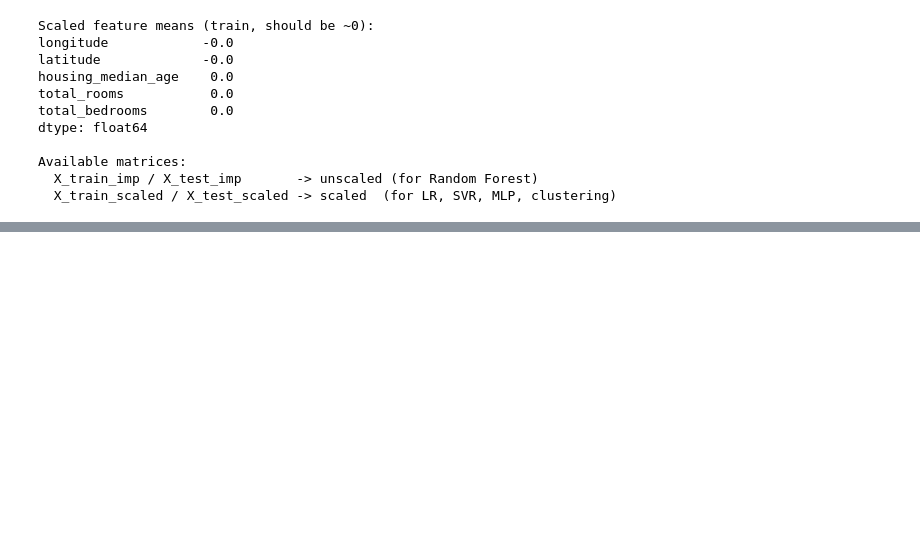
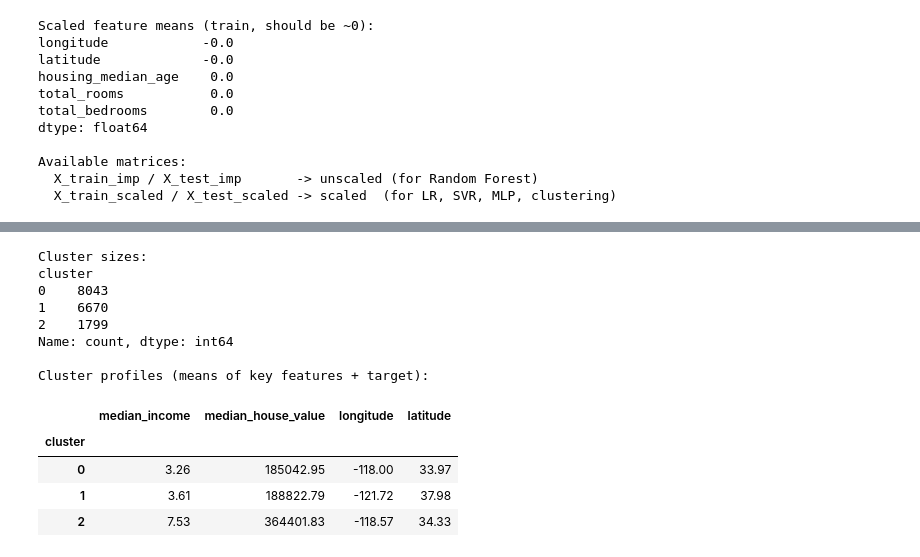
Before and after one commit to Arush70/California-House-Pridictor, a Jupyter notebook: notebooks/Training_Models.ipynb, the cells around one changed output, grey strips where cells are left out. Cells and saved outputs as stored; diff of their text form; code cells hidden in the pictures; blank space fills up the shorter version.

```diff
--- a/notebooks/Training_Models.ipynb
+++ b/notebooks/Training_Models.ipynb
@@ -533,0 +601,41 @@ Available matrices:
+# %%
+# Stage 7b: Fit final K-Means (k=3, train only) and interpret clusters
+#
+# k=3 chosen from the elbow (clear bend at 3) while retaining a high
+# silhouette (0.52, ~tied with k=2). k=2 was rejected as a trivial split
+# with little descriptive value for the regression task.
+
+
+
+K_FINAL = 3
+
+kmeans = KMeans(n_clusters=K_FINAL, random_state=RANDOM_STATE, n_init=10)
+train_clusters = kmeans.fit_predict(Xc_train)
+
+# Attach labels to a copy of the (unscaled) training data for interpretation.
+train_view = X_train_imp.copy()
+train_view["cluster"] = train_clusters
+train_view["median_house_value"] = y_train.values
+
+print("Cluster sizes:")
+print(train_view["cluster"].value_counts().sort_index(), "\n")
+
+print("Cluster profiles (means of key features + target):")
+profile = train_view.groupby("cluster")[
+    ["median_income", "median_house_value", "longitude", "latitude"]
+].mean().round(2)
+display(profile)
+# %% [output]
+Cluster sizes:
+cluster
+0    8043
+1    6670
+2    1799
+Name: count, dtype: int64
+
+Cluster profiles (means of key features + target):
+|  | median_income | median_house_value | longitude | latitude |
+| cluster |  |  |  |  |
+| 0 | 3.26 | 185042.95 | -118.00 | 33.97 |
+| 1 | 3.61 | 188822.79 | -121.72 | 37.98 |
+| 2 | 7.53 | 364401.83 | -118.57 | 34.33 |
```
Also changed, not shown: parts of 5 cells of this notebook, 4 other files.
